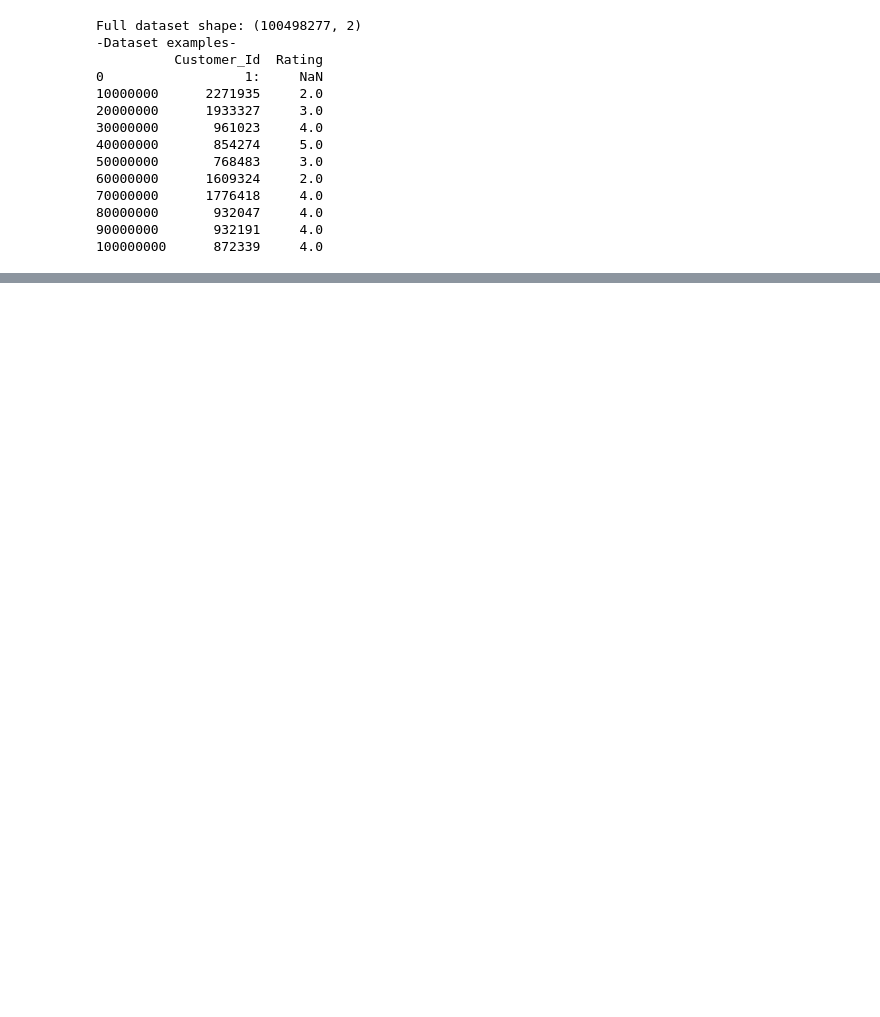
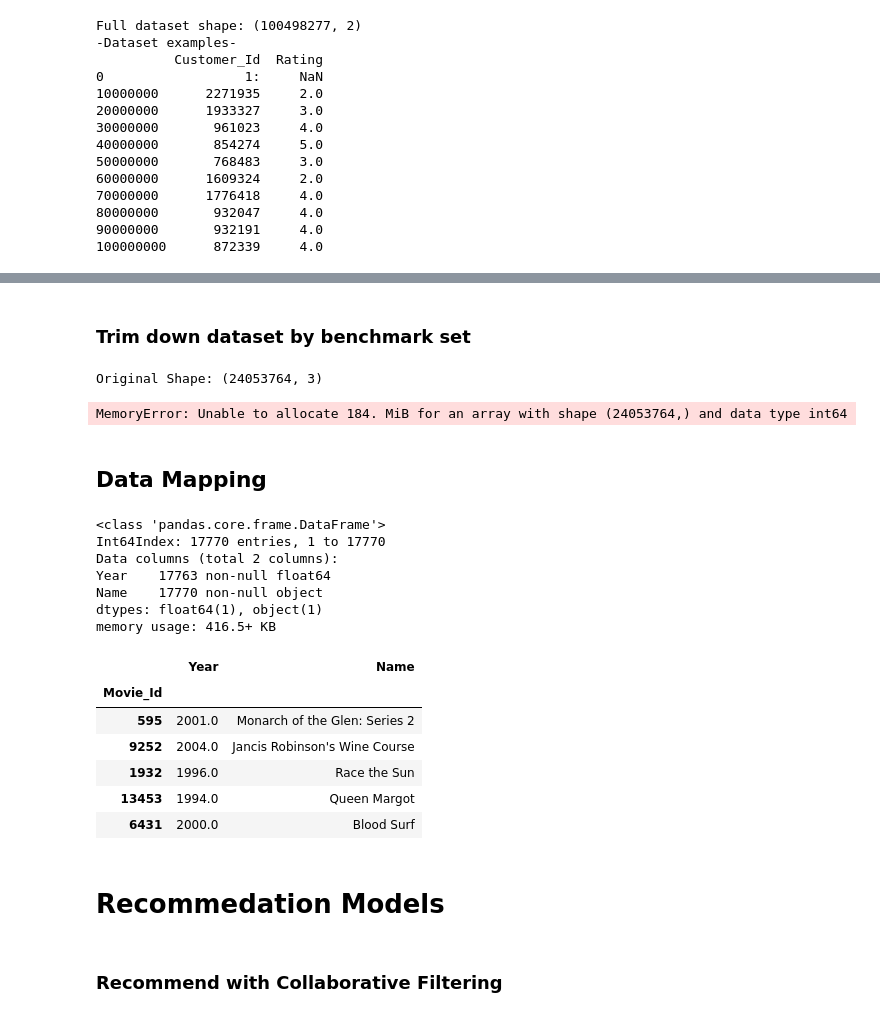
Before and after one commit to RachelWss/Netflix_Recommedator, a Jupyter notebook: code/Netflix_Recommendator.ipynb, the cells around one changed output, grey strips where cells are left out. Drawn from its saved outputs; the diff is of its cells as text; code cells hidden in the pictures; blank space fills up the shorter version.

Commit message:
updated version incl collaborative filtering

```diff
--- a/code/Netflix_Recommendator.ipynb
+++ b/code/Netflix_Recommendator.ipynb
@@ -105,0 +315,12 @@ for i in range(1,6):
+# %% [markdown]
+### Trim down dataset by benchmark set
+# %%
+print('Original Shape: {}'.format(df1.shape))
+df1 = df1[~df1['Movie_Id'].isin(drop_movie_list)]
+df1 = df1[~df1['Customer_Id'].isin(drop_cust_list)]
+print('After Trim Shape: {}'.format(df1.shape))
+print('-Data Examples-')
+print(df1.iloc[::5000000, :])
+# %% [output]
+Original Shape: (24053764, 3)
+MemoryError: Unable to allocate 184. MiB for an array with shape (24053764,) and data type int64
@@ -105,0 +331,28 @@ for i in range(1,6):
+# %% [markdown]
+## Data Mapping
+# %%
+# to load teh movie title dataset
+df_title = pd.read_csv('../Resources/movie_titles.csv', encoding = "ISO-8859-1", header = None, names = ['Movie_Id', 'Year', 'Name'])
+df_title.set_index('Movie_Id', inplace = True)
+# df_title['Year']=df_title['Year'].astype(int)
+df_title.info()
+df_title.sample(5)
+# %% [output]
+<class 'pandas.core.frame.DataFrame'>
+Int64Index: 17770 entries, 1 to 17770
+Data columns (total 2 columns):
+Year    17763 non-null float64
+Name    17770 non-null object
+dtypes: float64(1), object(1)
+memory usage: 416.5+ KB
+|  | Year | Name |
+| Movie_Id |  |  |
+| 595 | 2001.0 | Monarch of the Glen: Series 2 |
+| 9252 | 2004.0 | Jancis Robinson's Wine Course |
+| 1932 | 1996.0 | Race the Sun |
+| 13453 | 1994.0 | Queen Margot |
+| 6431 | 2000.0 | Blood Surf |
+# %% [markdown]
+# Recommedation Models
+# %% [markdown]
+### Recommend with Collaborative Filtering
```
Also changed, not shown: parts of 37 cells of this notebook.
